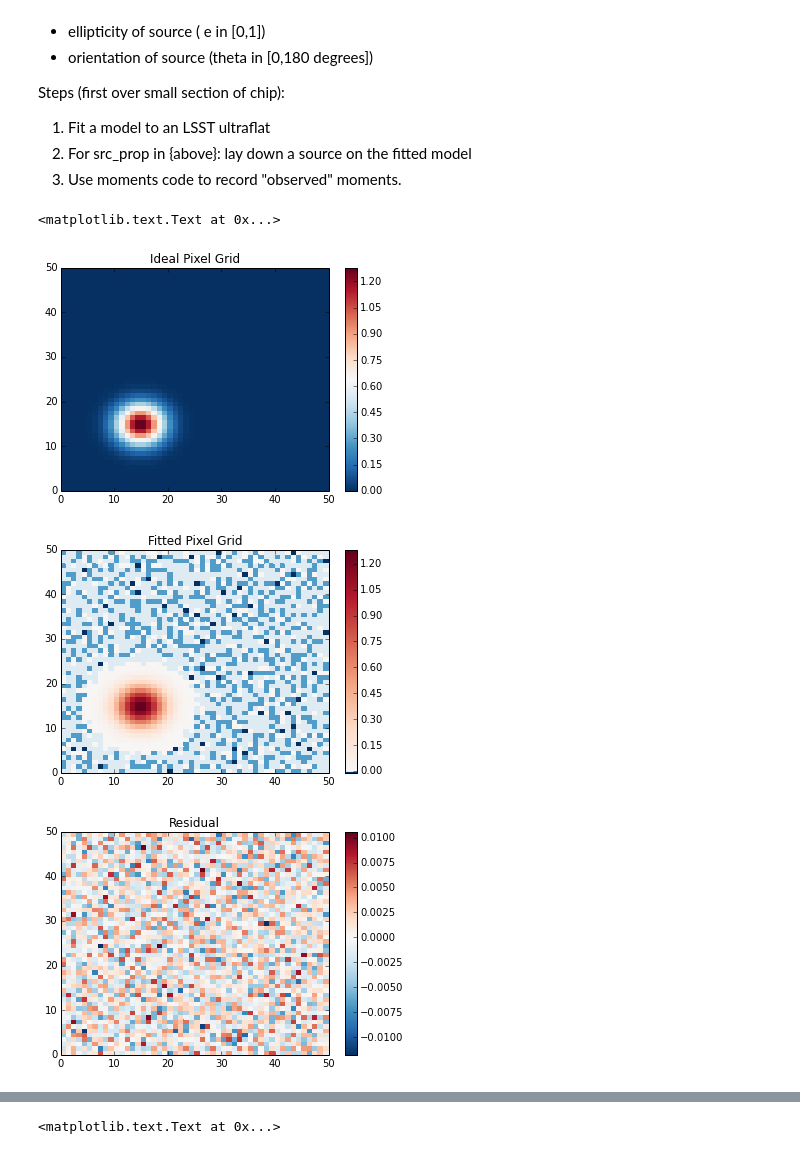
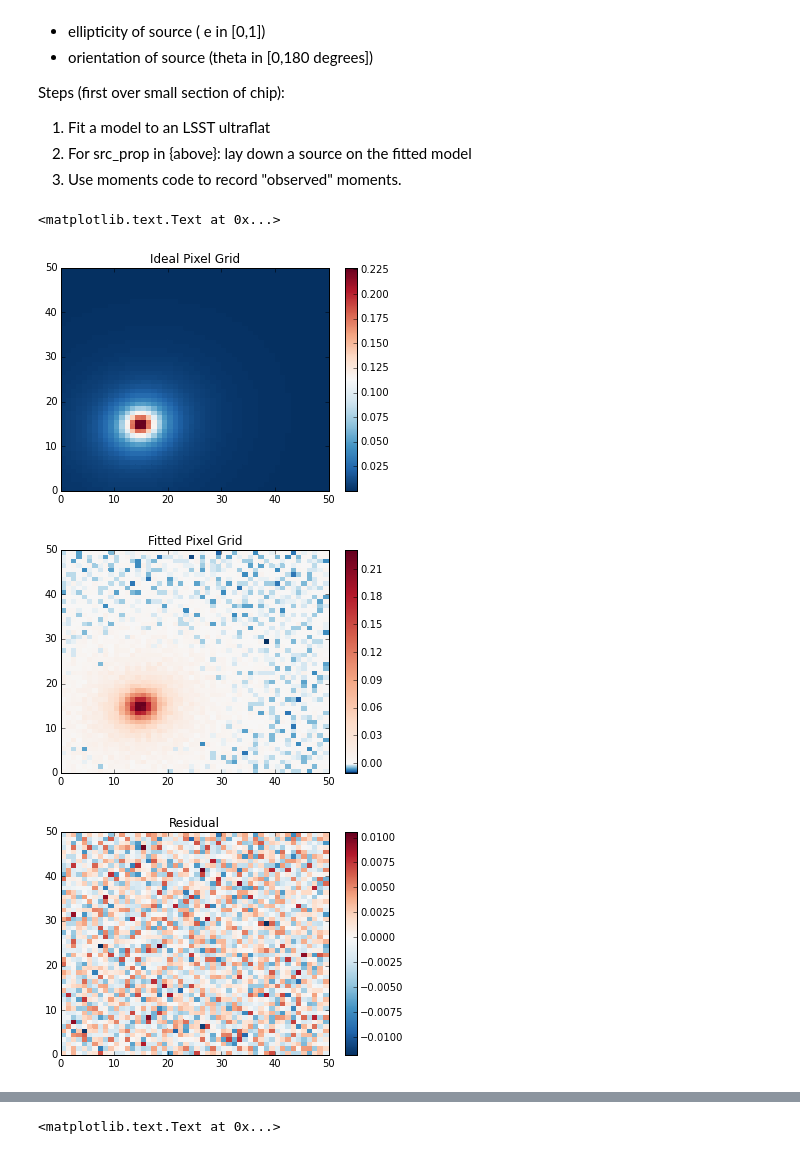
Before and after one commit to cpadavis/weak_sauce, a Jupyter notebook: notebooks/assessing_science_impact.ipynb, the cells around one changed output, grey strips where cells are left out. Saved outputs shown, nothing was run; the diff lists cells and outputs as text; code cells hidden in the pictures.

Commit message:
galsim sersic tests

```diff
--- a/notebooks/assessing_science_impact.ipynb
+++ b/notebooks/assessing_science_impact.ipynb
@@ -28,32 +30,40 @@ Steps (first over small section of chip):
 # %%
 from weak_sauce.adaptive_moments.psf_evaluator import Moment_Evaluator
 
-temp = MoveableGrid('test100k_iter.pkl')
+temp = MoveableGrid('../data/test100k_iter.pkl')
+flat=np.load('../data/data_rel_flux_map_50x50.npy')
 n_verts_x = 51
 
-stationary_source = Source(num_x=5*(n_verts_x-1)+1, min_x=0, max_x=50, flux_func=gauss, mu=(15,15),sigma=3)
+import galsim
+obj = galsim.Sersic(4,half_light_radius=10) #deV profile
+obj = obj.shear(e=.1,beta=galsim.Angle(45,galsim.degrees))
+psf = galsim.Moffat(4.765,fwhm=3)
+obj = galsim.Convolve(obj,psf)
+obj = obj.shift(15,15)
+
+stationary_source = Source(num_x=5*(n_verts_x-1)+1, min_x=0, max_x=50, flux_func=obj)
 illuminator = FixedIlluminationMover(stationary_source)
 
 ideal_grid = Source(num_x=n_verts_x)
 ideal_mg = MoveableGrid(ideal_grid,illuminator)
 ideal_mg.step()
 ideal_mg.plot_real_grid()
 plt.title('Ideal Pixel Grid')
 
 temp.source.fluxes -= 1
 temp.source.psf_evaluator = Moment_Evaluator(num_iter_max = 1000)
 mg = MoveableGrid(temp.source, illuminator)
 mg.step()
 mg.source.fluxes /= flat
 mg.plot_real_grid()
 plt.title('Fitted Pixel Grid')
 
 mg.source.plot(mg.source.fluxes-ideal_mg.source.fluxes)
 plt.title('Residual')
 # %% [output]
 <matplotlib.text.Text at 0x...>
-[figure, old version]
+[figure, new version]
-[figure, old version]
+[figure, new version]
 [figure]
 # %%
 stationary_source.plot(stationary_source.fluxes,
```
Also changed, not shown: parts of 2 cells of this notebook.
